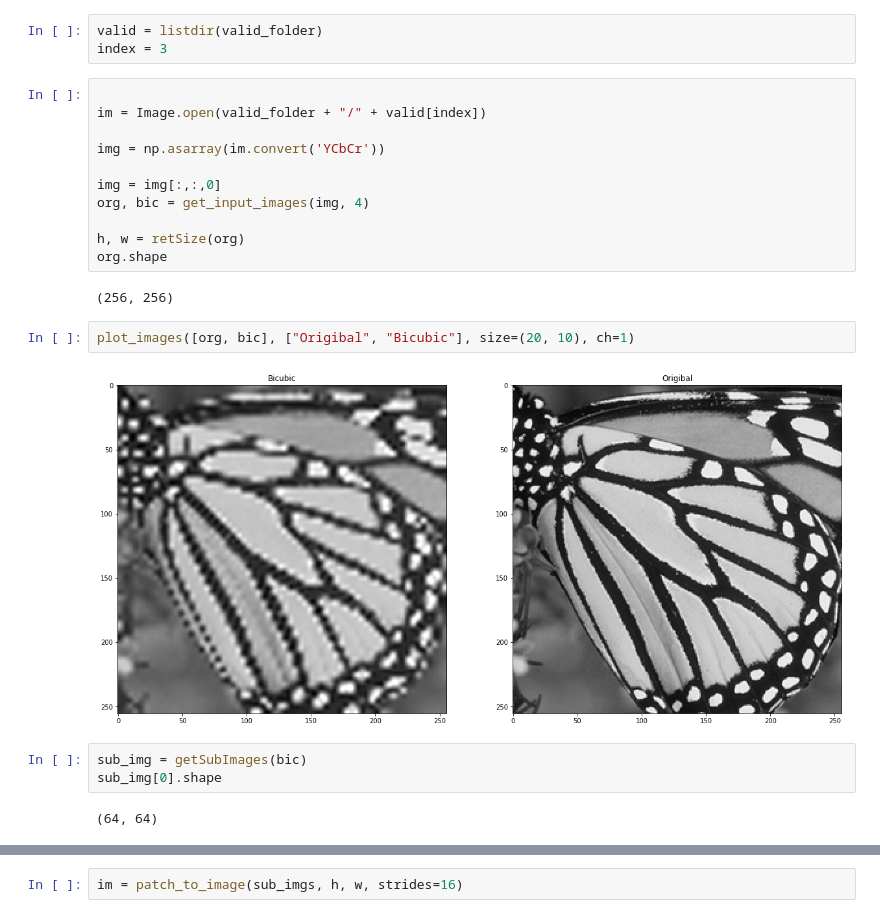
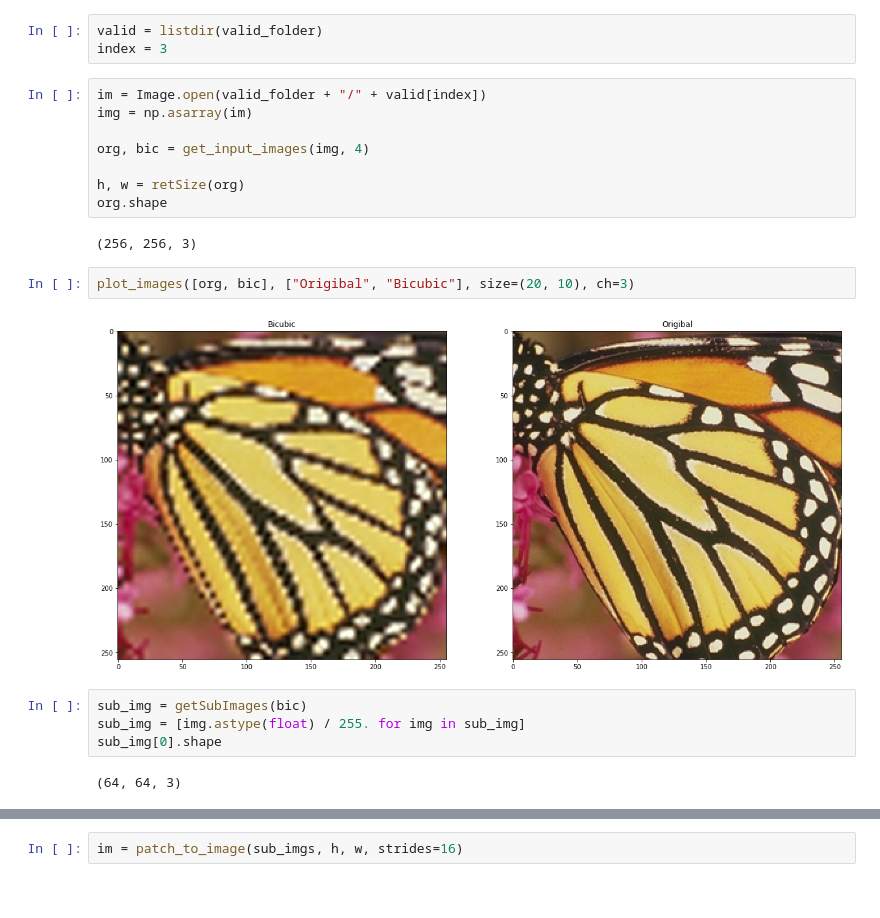
Before and after one commit to Shrecki/SuperHighResProject, a Jupyter notebook: SRCNN_notebook.ipynb, the cells around one changed output, grey strips where cells are left out. Drawn from its saved outputs; the diff is of its cells as text.

```diff
--- a/SRCNN_notebook.ipynb
+++ b/SRCNN_notebook.ipynb
@@ -369,24 +413,22 @@ valid_folder = "datasets/SR_Test/Set5/"
 valid = listdir(valid_folder)
 index = 3
 # %%
+im = Image.open(valid_folder + "/" + valid[index])
+img = np.asarray(im)
 
-im = Image.open(valid_folder + "/" + valid[index])
-
-img = np.asarray(im.convert('YCbCr'))
-
-img = img[:,:,0]
 org, bic = get_input_images(img, 4)
 
 h, w = retSize(org)
 org.shape
 # %% [output]
-(256, 256)
+(256, 256, 3)
 # %%
-plot_images([org, bic], ["Origibal", "Bicubic"], size=(20, 10), ch=1)
+plot_images([org, bic], ["Origibal", "Bicubic"], size=(20, 10), ch=3)
 # %% [output]
-[figure, old version]
+[figure, new version]
 # %%
 sub_img = getSubImages(bic)
+sub_img = [img.astype(float) / 255. for img in sub_img]
 sub_img[0].shape
 # %% [output]
-(64, 64)
+(64, 64, 3)
```
Also changed, not shown: parts of 58 cells of this notebook, 6 other files.
